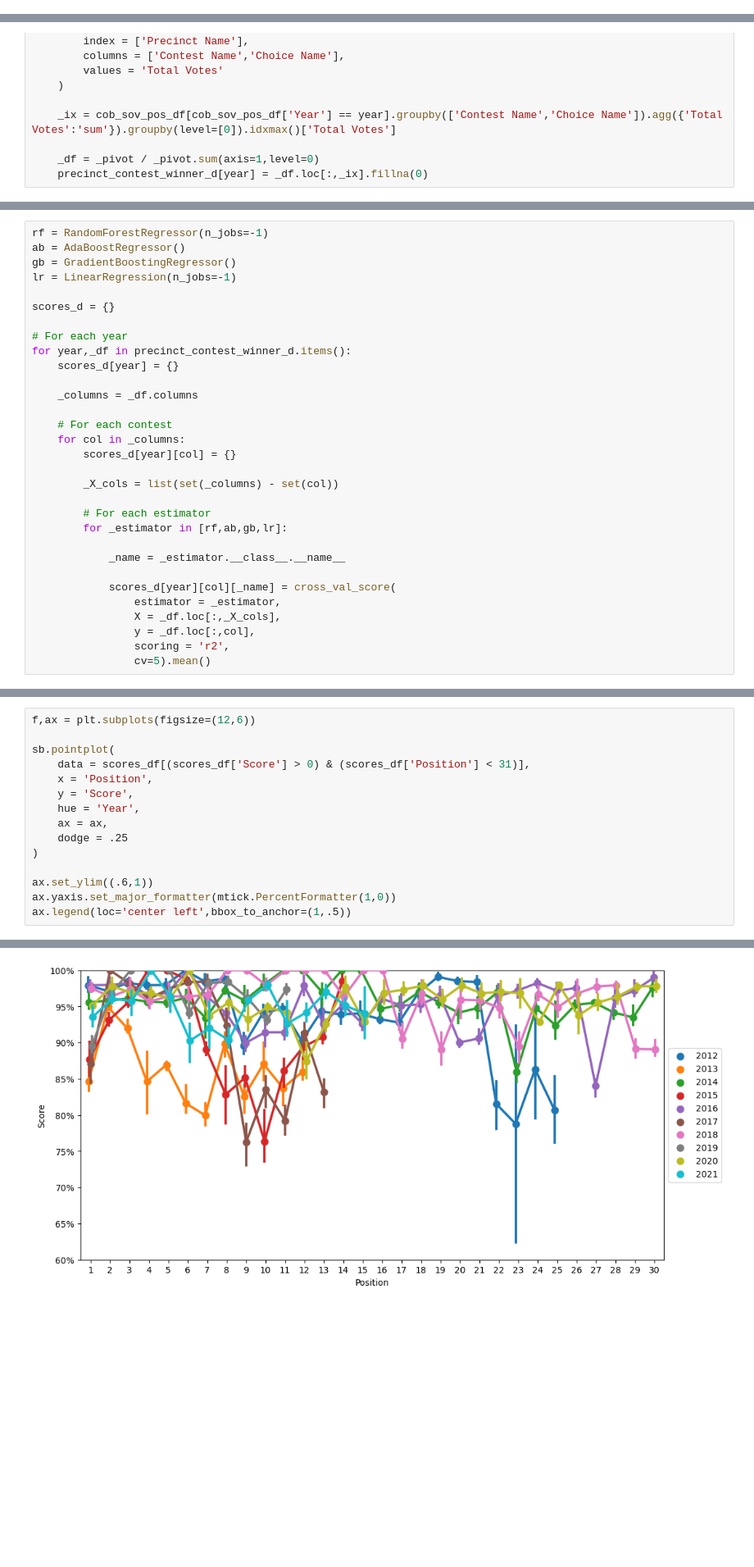
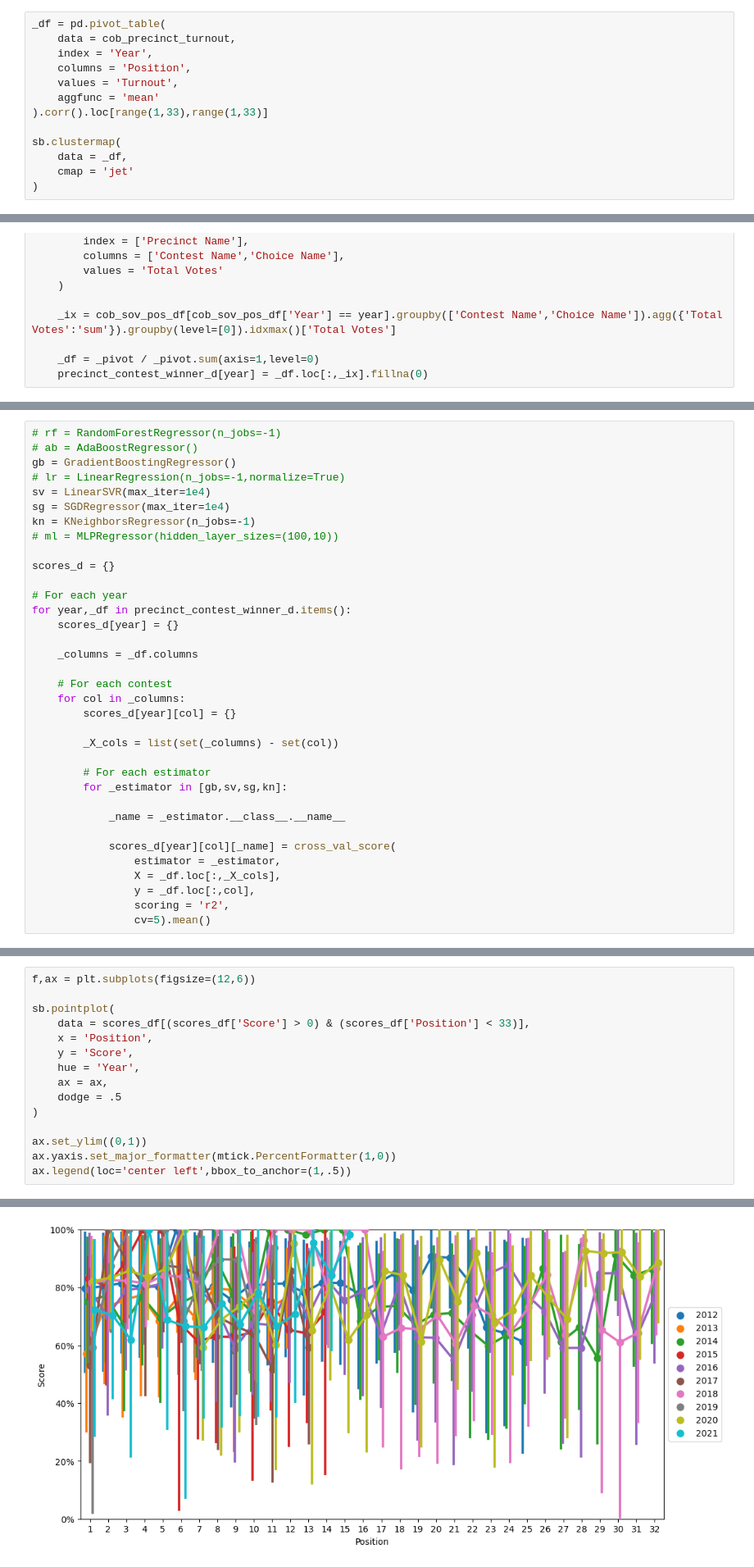
Before and after one commit to brianckeegan/boulderpolitics, a Jupyter notebook: Part 03 - Ballot position/Ballot_position.ipynb, the cells around one changed output, grey strips where cells are left out. Shown at 82% size. Cells and saved outputs as stored; diff of their text form; blank space fills up the shorter version.

```diff
--- a/Part 03 - Ballot position/Ballot_position.ipynb
+++ b/Part 03 - Ballot position/Ballot_position.ipynb
@@ -241,0 +242,13 @@ Plot precinct-level turnout by ballot position.
+# %%
+_df = pd.pivot_table(
+    data = cob_precinct_turnout,
+    index = 'Year',
+    columns = 'Position',
+    values = 'Turnout',
+    aggfunc = 'mean'
+).corr().loc[range(1,33),range(1,33)]
+
+sb.clustermap(
+    data = _df,
+    cmap = 'jet'
+)
@@ -305,8 +323,12 @@ Estimate models.
 # %%
-rf = RandomForestRegressor(n_jobs=-1)
-ab = AdaBoostRegressor()
+# rf = RandomForestRegressor(n_jobs=-1)
+# ab = AdaBoostRegressor()
 gb = GradientBoostingRegressor()
-lr = LinearRegression(n_jobs=-1)
+# lr = LinearRegression(n_jobs=-1,normalize=True)
+sv = LinearSVR(max_iter=1e4)
+sg = SGDRegressor(max_iter=1e4)
+kn = KNeighborsRegressor(n_jobs=-1)
+# ml = MLPRegressor(hidden_layer_sizes=(100,10))
 
 scores_d = {}
 
@@ -323,7 +345,7 @@ for year,_df in precinct_contest_winner_d.items():
         _X_cols = list(set(_columns) - set(col))
 
         # For each estimator
-        for _estimator in [rf,ab,gb,lr]:
+        for _estimator in [gb,sv,sg,kn]:
 
             _name = _estimator.__class__.__name__
 
@@ -366,18 +406,18 @@ Plot model performance by position.
 # %%
 f,ax = plt.subplots(figsize=(12,6))
 
 sb.pointplot(
-    data = scores_df[(scores_df['Score'] > 0) & (scores_df['Position'] < 31)],
+    data = scores_df[(scores_df['Score'] > 0) & (scores_df['Position'] < 33)],
     x = 'Position',
     y = 'Score',
     hue = 'Year',
     ax = ax,
-    dodge = .25
+    dodge = .5
 )
 
-ax.set_ylim((.6,1))
+ax.set_ylim((0,1))
 ax.yaxis.set_major_formatter(mtick.PercentFormatter(1,0))
 ax.legend(loc='center left',bbox_to_anchor=(1,.5))
 # %% [output]
 <matplotlib.legend.Legend at 0x...>
-[figure, old version]
+[figure, new version]
```
Also changed, not shown: parts of 44 cells of this notebook.
